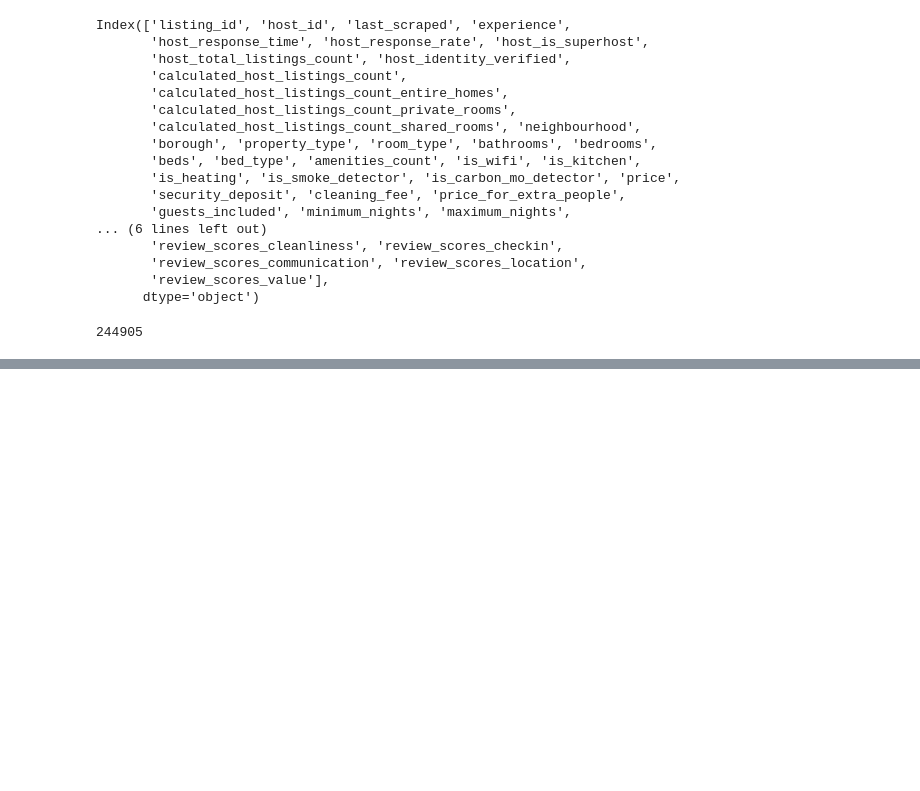
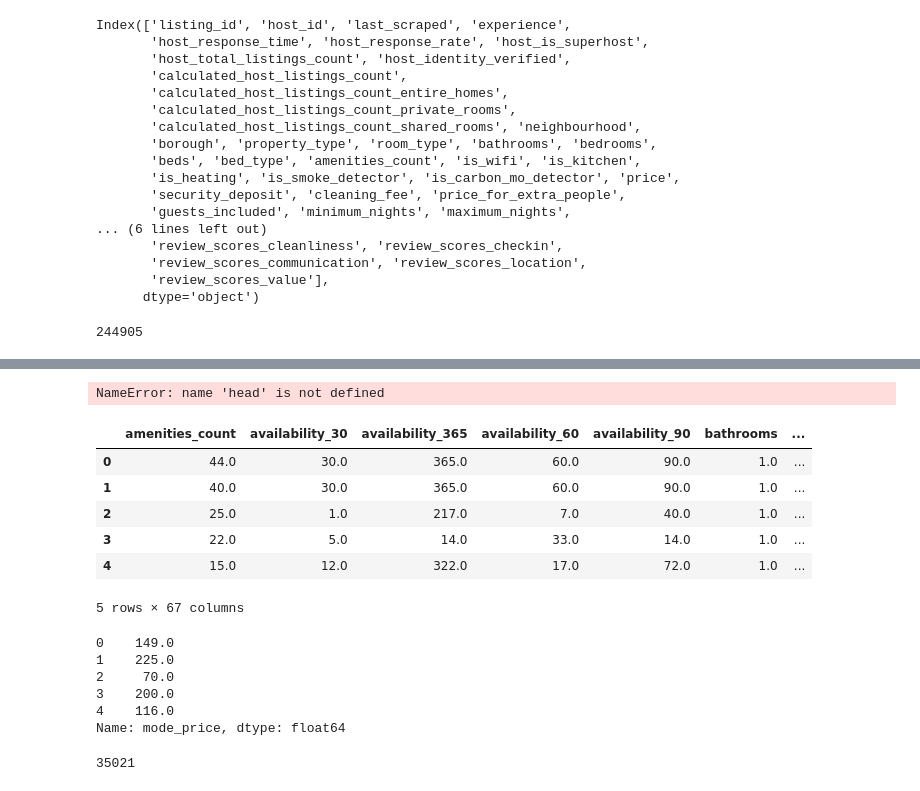
Before and after one commit to toshalpatel/data_analytics_airbnb, a Jupyter notebook: data_cleaning.ipynb, the cells around one changed output, grey strips where cells are left out. Saved outputs shown, nothing was run; the diff lists cells and outputs as text; code cells hidden in the pictures; blank space fills up the shorter version.

```diff
--- a/data_cleaning.ipynb
+++ b/data_cleaning.ipynb
@@ -516,0 +573,28 @@ len(df.index)
+# %%
+data = pd.read_csv("data/concatenated_listings.csv", usecols=['id', 'latitude','longitude'])
+# %% [output]
+NameError: name 'head' is not defined
+# %%
+unq_listings = pd.read_csv("unique_listings.csv")
+unq_listings.head()
+# %% [output]
+|  | amenities_count | availability_30 | availability_365 | availability_60 | availability_90 | bathrooms | ... |
+| 0 | 44.0 | 30.0 | 365.0 | 60.0 | 90.0 | 1.0 | ... |
+| 1 | 40.0 | 30.0 | 365.0 | 60.0 | 90.0 | 1.0 | ... |
+| 2 | 25.0 | 1.0 | 217.0 | 7.0 | 40.0 | 1.0 | ... |
+| 3 | 22.0 | 5.0 | 14.0 | 33.0 | 14.0 | 1.0 | ... |
+| 4 | 15.0 | 12.0 | 322.0 | 17.0 | 72.0 | 1.0 | ... |
+5 rows × 67 columns
+# %%
+unq_listings['mode_price'].head()
+# %% [output]
+0    149.0
+1    225.0
+2     70.0
+3    200.0
+4    116.0
+Name: mode_price, dtype: float64
+# %%
+len(unq_listings.index)
+# %% [output]
+35021
```
Also changed, not shown: parts of 12 cells of this notebook, 4 other files.
